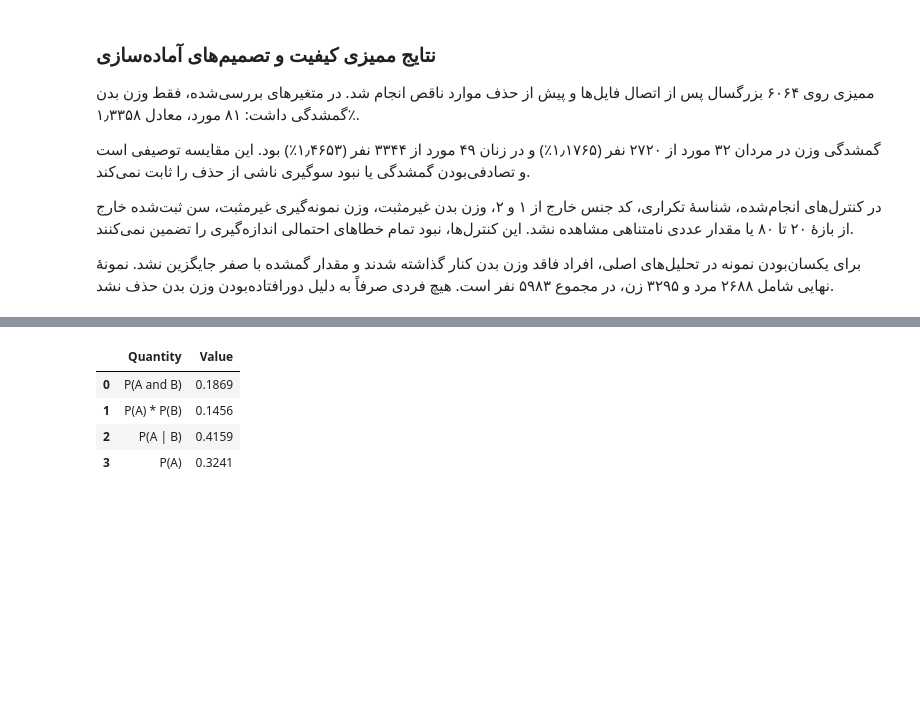
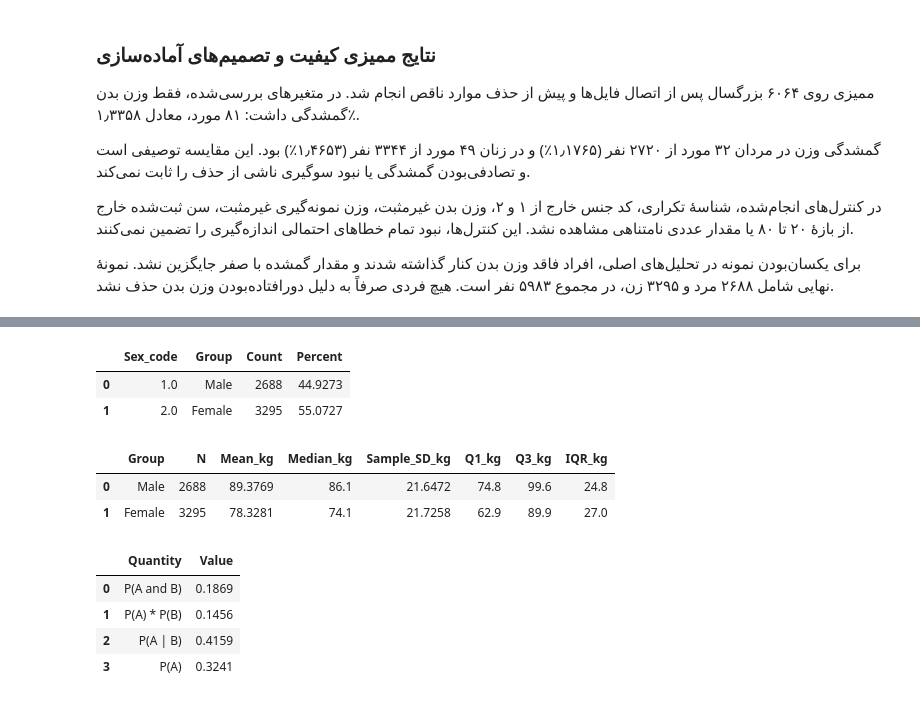
Before and after one commit to nazaninhasani/Amar, a Jupyter notebook: notebooks/phase2_analysis.ipynb, the cells around one changed output, grey strips where cells are left out. Saved outputs shown, nothing was run; the diff lists cells and outputs as text; code cells hidden in the pictures; blank space fills up the shorter version.

```diff
--- a/notebooks/phase2_analysis.ipynb
+++ b/notebooks/phase2_analysis.ipynb
@@ -424,3 +465,64 @@ Difference: 16.68 percentage points
+# %%
+# ۱. فراوانی و درصد جنس در نمونهٔ نهایی
+sex_frequency = (
+    df["RIAGENDR"]
+    .value_counts()
+    .sort_index()
+    .rename_axis("Sex_code")
+    .reset_index(name="Count")
+)
+
+sex_frequency["Group"] = sex_frequency["Sex_code"].map({
+    1: "Male",
+    2: "Female"
+})
+
+sex_frequency["Percent"] = (
+    100 * sex_frequency["Count"] / len(df)
+)
+
+sex_frequency = sex_frequency[
+    ["Sex_code", "Group", "Count", "Percent"]
+]
+
+display(sex_frequency.round(4))
+
+# ۲. مقایسهٔ توصیفی وزن بدن به تفکیک جنس
+weight_by_sex = (
+    df.groupby("RIAGENDR")["BMXWT"]
+    .agg(
+        N="count",
+        Mean_kg="mean",
+        Median_kg="median",
+        Sample_SD_kg="std",
+        Q1_kg=lambda x: x.quantile(0.25),
+        Q3_kg=lambda x: x.quantile(0.75)
+    )
+    .reset_index()
+)
+
+weight_by_sex["Group"] = weight_by_sex["RIAGENDR"].map({
+    1: "Male",
+    2: "Female"
+})
+
+weight_by_sex["IQR_kg"] = (
+    weight_by_sex["Q3_kg"] - weight_by_sex["Q1_kg"]
+)
+
+weight_by_sex = weight_by_sex[
+    ["Group", "N", "Mean_kg", "Median_kg",
+     "Sample_SD_kg", "Q1_kg", "Q3_kg", "IQR_kg"]
+]
+
+display(weight_by_sex.round(4))
+# %% [output]
+|  | Sex_code | Group | Count | Percent |
+| 0 | 1.0 | Male | 2688 | 44.9273 |
+| 1 | 2.0 | Female | 3295 | 55.0727 |
+|  | Group | N | Mean_kg | Median_kg | Sample_SD_kg | Q1_kg | Q3_kg | IQR_kg |
+| 0 | Male | 2688 | 89.3769 | 86.1 | 21.6472 | 74.8 | 99.6 | 24.8 |
+| 1 | Female | 3295 | 78.3281 | 74.1 | 21.7258 | 62.9 | 89.9 | 27.0 |
 # %%
 # احتمال مشترک در صورت استقلال
 p_AB_if_independent = p_A * p_B
```
Also changed, not shown: parts of 2 cells of this notebook, 4 other files.
